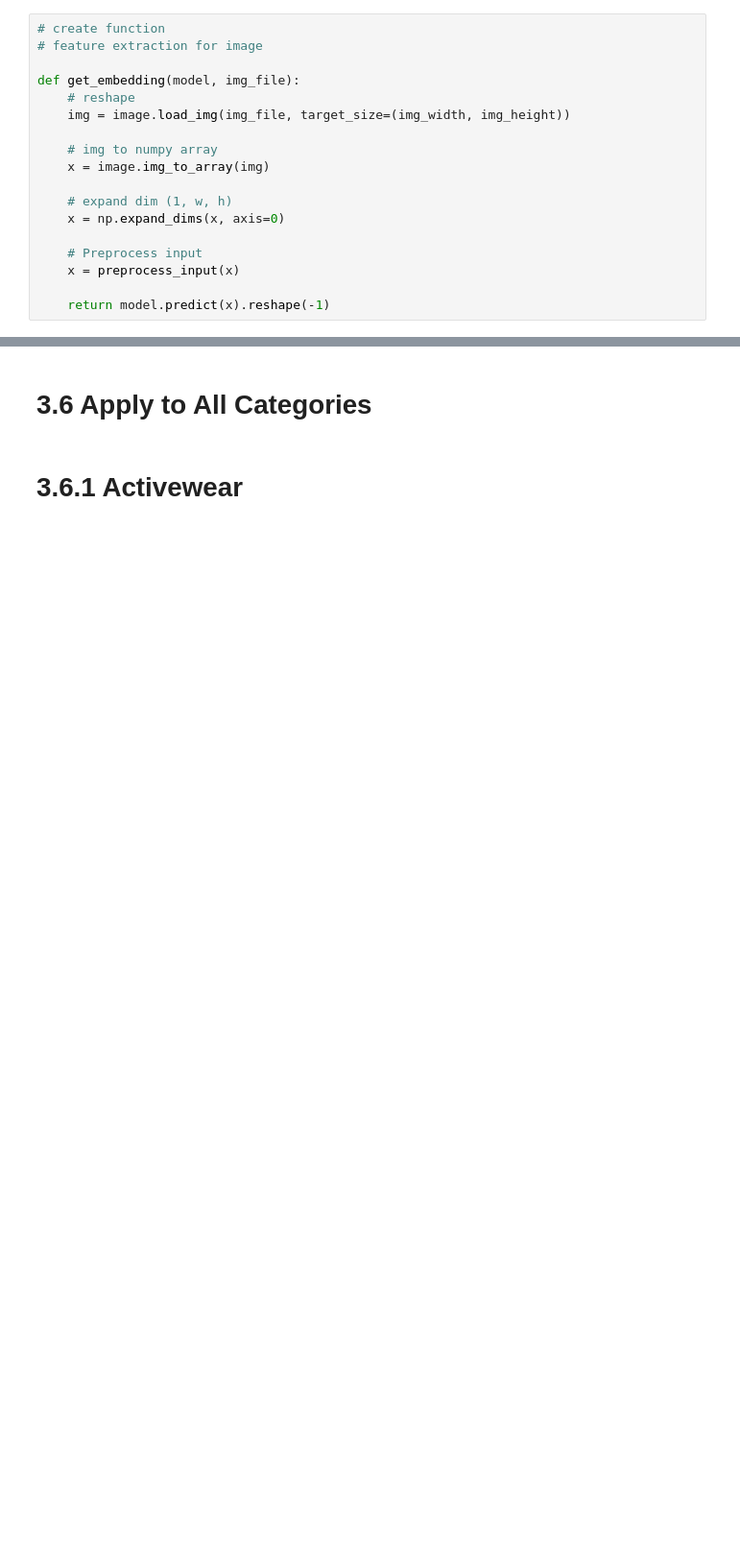
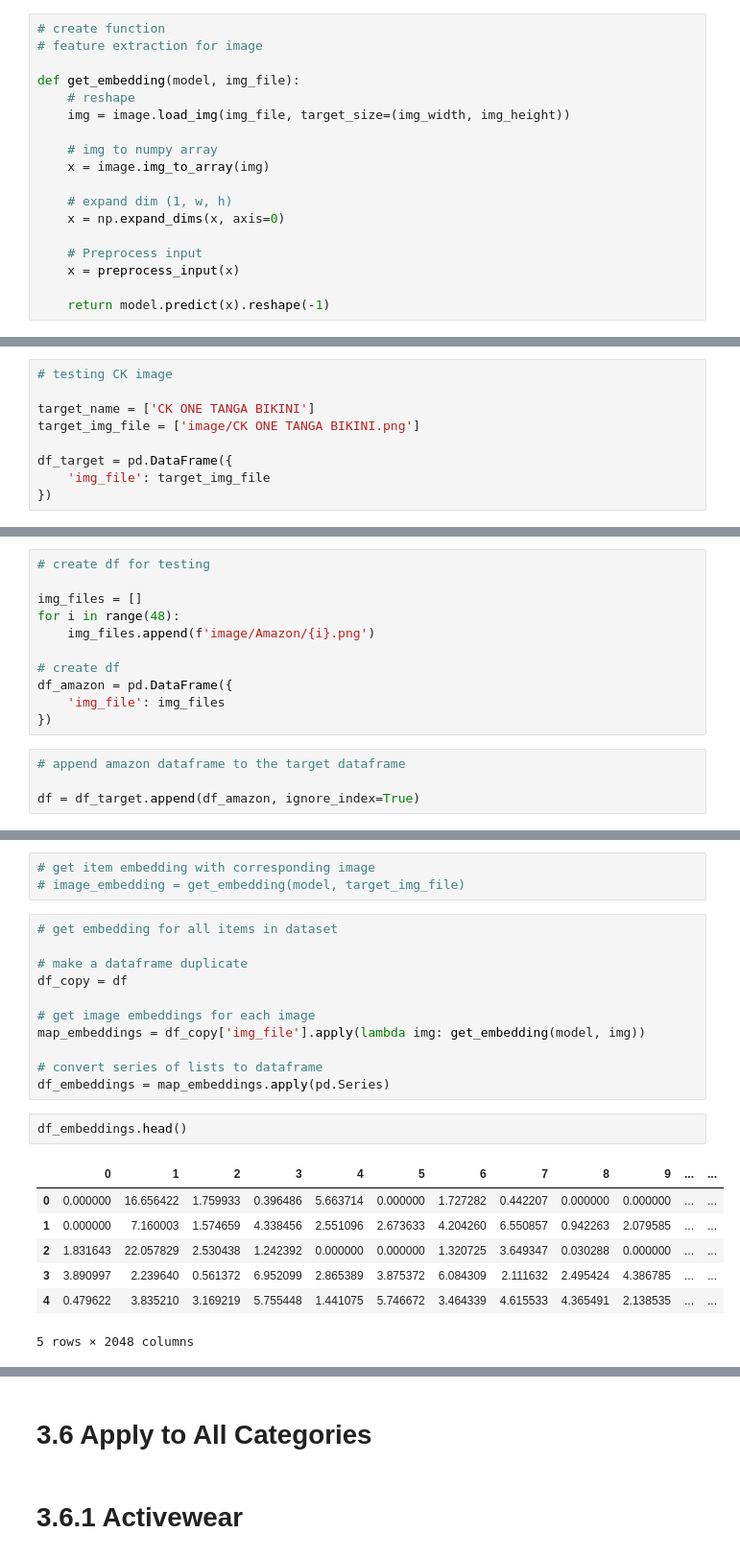
Before and after one commit to yatfungleung/amazon-fashion-recommendation, a Jupyter notebook: 3_modeling.ipynb, the cells around one changed output, grey strips where cells are left out. Shown: that part at 96% size. Drawn from its saved outputs; the diff is of its cells as text; blank space fills up the shorter version.

```diff
--- a/3_modeling.ipynb
+++ b/3_modeling.ipynb
@@ -414,3 +421,12 @@ def get_recommender(idx, df, top_n):
     idx_sim = [i[1] for i in sim_scores]
 
     return indices.iloc[idx_rec].index
+# %%
+# testing CK image
+
+target_name = ['CK ONE TANGA BIKINI']
+target_img_file = ['image/CK ONE TANGA BIKINI.png']
+
+df_target = pd.DataFrame({
+    'img_file': target_img_file
+})
@@ -416,0 +438,15 @@ def get_recommender(idx, df, top_n):
+# %%
+# create df for testing
+
+img_files = []
+for i in range(48):
+    img_files.append(f'image/Amazon/{i}.png')
+
+# create df
+df_amazon = pd.DataFrame({
+    'img_file': img_files
+})
+# %%
+# append amazon dataframe to the target dataframe
+
+df = df_target.append(df_amazon, ignore_index=True)
@@ -416,0 +466,24 @@ def get_recommender(idx, df, top_n):
+# %%
+# get item embedding with corresponding image
+# image_embedding = get_embedding(model, target_img_file)
+# %%
+# get embedding for all items in dataset
+
+# make a dataframe duplicate
+df_copy = df
+
+# get image embeddings for each image
+map_embeddings = df_copy['img_file'].apply(lambda img: get_embedding(model, img))
+
+# convert series of lists to dataframe
+df_embeddings = map_embeddings.apply(pd.Series)
+# %%
+df_embeddings.head()
+# %% [output]
+|  | 0 | 1 | 2 | 3 | 4 | 5 | 6 | 7 | 8 | 9 | ... | ... |
+| 0 | 0.000000 | 16.656422 | 1.759933 | 0.396486 | 5.663714 | 0.000000 | 1.727282 | 0.442207 | 0.000000 | 0.000000 | ... | ... |
+| 1 | 0.000000 | 7.160003 | 1.574659 | 4.338456 | 2.551096 | 2.673633 | 4.204260 | 6.550857 | 0.942263 | 2.079585 | ... | ... |
+| 2 | 1.831643 | 22.057829 | 2.530438 | 1.242392 | 0.000000 | 0.000000 | 1.320725 | 3.649347 | 0.030288 | 0.000000 | ... | ... |
+| 3 | 3.890997 | 2.239640 | 0.561372 | 6.952099 | 2.865389 | 3.875372 | 6.084309 | 2.111632 | 2.495424 | 4.386785 | ... | ... |
+| 4 | 0.479622 | 3.835210 | 3.169219 | 5.755448 | 1.441075 | 5.746672 | 3.464339 | 4.615533 | 4.365491 | 2.138535 | ... | ... |
+5 rows × 2048 columns
```
Also changed, not shown: parts of 15 cells of this notebook.
